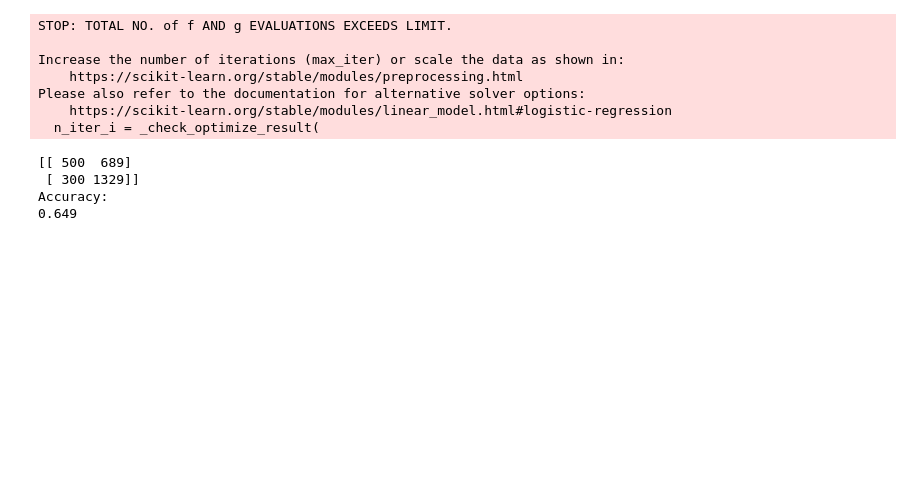
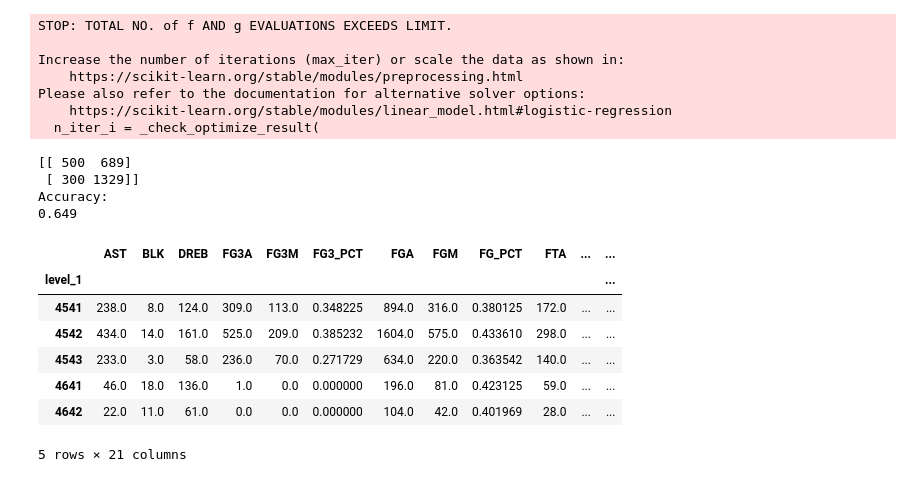
Before and after one commit to AndrewH06/nba-salary, a Jupyter notebook: jared.ipynb, the cells around one changed output. Saved outputs shown, nothing was run; the diff lists cells and outputs as text; code cells hidden in the pictures; blank space fills up the shorter version.

Commit message:
running classification methods on the season average stats

```diff
--- a/jared.ipynb
+++ b/jared.ipynb
@@ -340,7 +340,13 @@ sorted = season_salary_data.sort_values(by=['PLAYER_NAME', 'SEASON'])
 
 sorted['salary_increased'] = sorted.groupby('PLAYER_NAME')['salary'].diff().gt(0).astype(int)
 
+# this does remove the first season for each player but results in a weird grouped index that I don't want
+first_season_removed = sorted.groupby('PLAYER_NAME').apply(lambda group: group.iloc[1:])
+
+first_season_removed = first_season_removed[first_season_removed.columns.difference(['PLAYER_NAME'])].reset_index().set_index("level_1")
+
 print(sorted[sorted["salary"] > 0].head())
+print(first_season_removed[first_season_removed["salary"] > 0].head())
 # %% [output]
       PLAYER_ID   PLAYER_NAME  SEASON       SEC    FGM     FGA    FG_PCT  \
 4540     201166  Aaron Brooks    2007   36486.0   93.0   264.0  0.370235
@@ -412,3 +418,24 @@ print(round(accuracy_score(test_y, pred), 4))
  [ 300 1329]]
 Accuracy:
 0.649
+# %%
+train_data = first_season_removed[first_season_removed["SEASON"] <= 2011]
+
+test_data = first_season_removed[first_season_removed["SEASON"] >= 2012]
+# %%
+train_x = train_data[train_data.columns.difference(["PLAYER_NAME", "SEASON", "PLAYER_ID", "salary", "salary_increased"])]
+train_y = train_data["salary_increased"]
+
+test_x = test_data[test_data.columns.difference(["PLAYER_NAME", "SEASON", "PLAYER_ID", "salary", "salary_increased"])]
+test_y = test_data["salary_increased"]
+
+train_x.head()
+# %% [output]
+|  | AST | BLK | DREB | FG3A | FG3M | FG3_PCT | FGA | FGM | FG_PCT | FTA | ... | ... |
+| level_1 |  |  |  |  |  |  |  |  |  |  |  | ... |
+| 4541 | 238.0 | 8.0 | 124.0 | 309.0 | 113.0 | 0.348225 | 894.0 | 316.0 | 0.380125 | 172.0 | ... | ... |
+| 4542 | 434.0 | 14.0 | 161.0 | 525.0 | 209.0 | 0.385232 | 1604.0 | 575.0 | 0.433610 | 298.0 | ... | ... |
+| 4543 | 233.0 | 3.0 | 58.0 | 236.0 | 70.0 | 0.271729 | 634.0 | 220.0 | 0.363542 | 140.0 | ... | ... |
+| 4641 | 46.0 | 18.0 | 136.0 | 1.0 | 0.0 | 0.000000 | 196.0 | 81.0 | 0.423125 | 59.0 | ... | ... |
+| 4642 | 22.0 | 11.0 | 61.0 | 0.0 | 0.0 | 0.000000 | 104.0 | 42.0 | 0.401969 | 28.0 | ... | ... |
+5 rows × 21 columns
```
Also changed, not shown: parts of 3 cells of this notebook.
